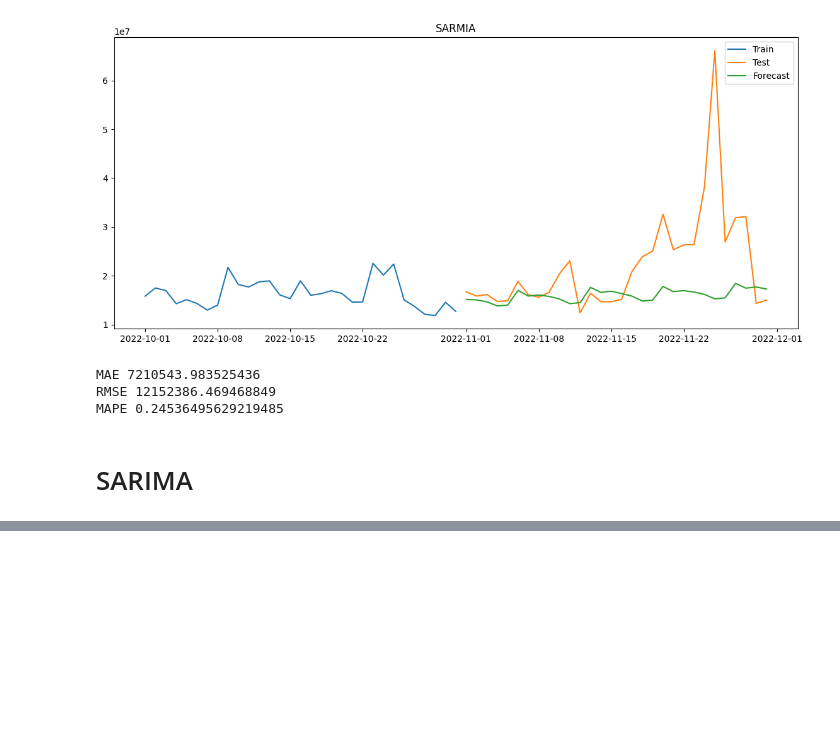
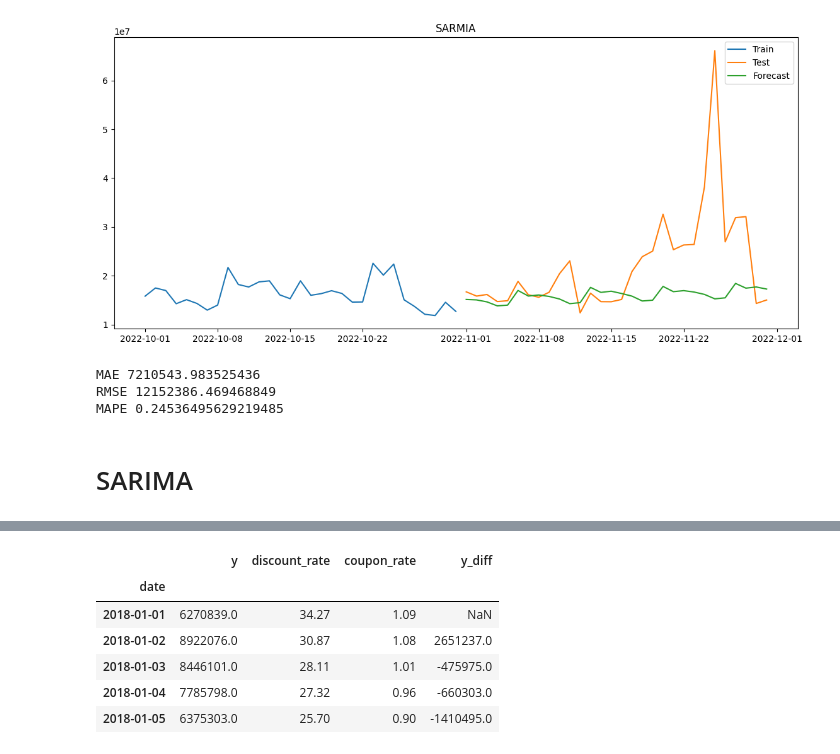
Before and after one commit to anandreddy05/Daily_Revenue_Forecasting, a Jupyter notebook: notebooks/models.ipynb, the cells around one changed output, grey strips where cells are left out. Drawn from its saved outputs; the diff is of its cells as text; code cells hidden in the pictures; blank space fills up the shorter version.

```diff
--- a/notebooks/models.ipynb
+++ b/notebooks/models.ipynb
@@ -181,0 +184,3 @@ MAPE 0.24536495629219485
+# %%
+df['coupon_rate'] = df['coupon_rate'].str.replace('%','').astype(float)
+df['discount_rate'] = df['discount_rate'].str.replace('%','').astype(float)
@@ -181,0 +201,10 @@ MAPE 0.24536495629219485
+# %%
+df.head()
+# %% [output]
+|  | y | discount_rate | coupon_rate | y_diff |
+| date |  |  |  |  |
+| 2018-01-01 | 6270839.0 | 34.27 | 1.09 | NaN |
+| 2018-01-02 | 8922076.0 | 30.87 | 1.08 | 2651237.0 |
+| 2018-01-03 | 8446101.0 | 28.11 | 1.01 | -475975.0 |
+| 2018-01-04 | 7785798.0 | 27.32 | 0.96 | -660303.0 |
+| 2018-01-05 | 6375303.0 | 25.70 | 0.90 | -1410495.0 |
```
Also changed, not shown: parts of 11 cells of this notebook.
